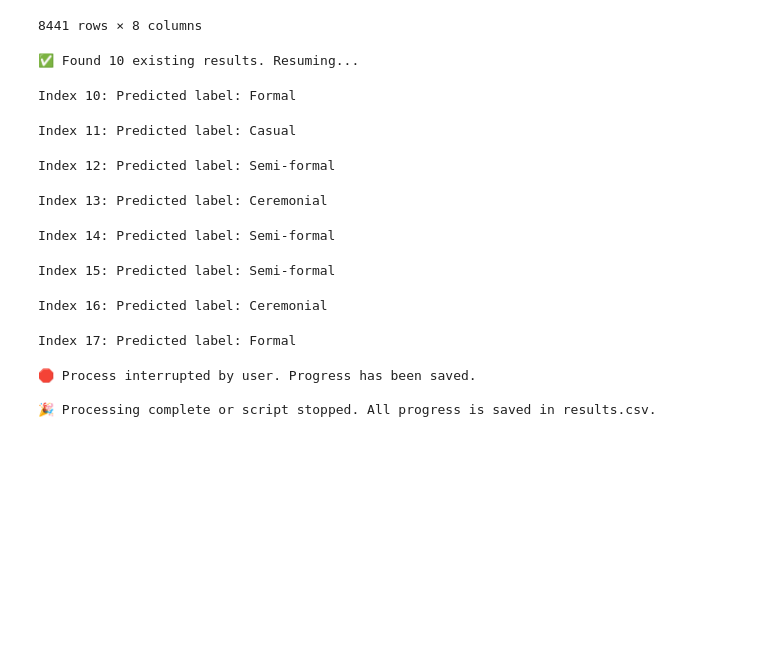
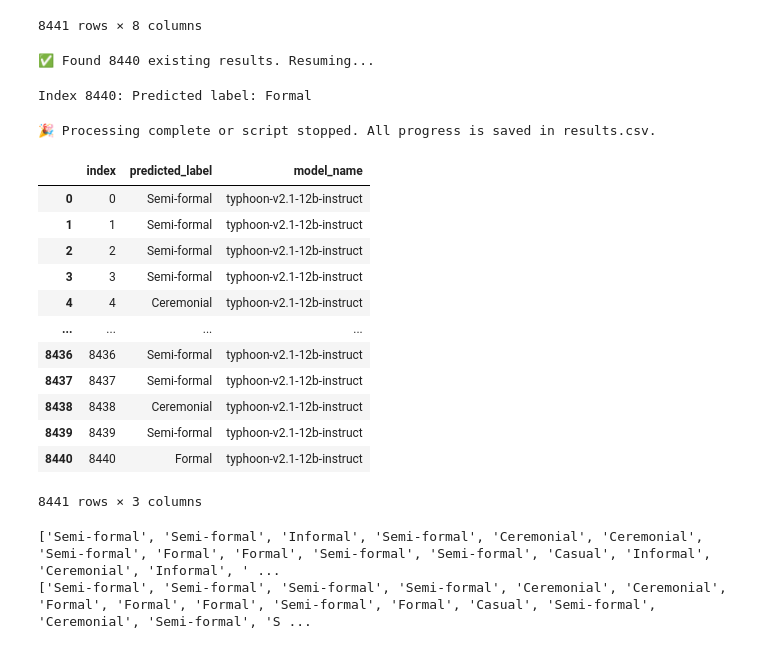
Before and after one commit to nnudee/Thai-Thang-karn_text-classification, a Jupyter notebook: baseline.ipynb, the cells around one changed output. Cells and saved outputs as stored; diff of their text form; code cells hidden in the pictures; blank space fills up the shorter version.

```diff
--- a/baseline.ipynb
+++ b/baseline.ipynb
@@ -56,10 +66,10 @@ import csv
 
 API_KEY = "sk-D3qTxqNGOsdWVWfjD0dRwDDXxaqjvNRyzy05TiBEzNWtcWyw\r\n" #userdata.get('Typhoon_API')
 # %%
-with open("./baseline_system.txt", "r", encoding="utf-8") as f:
+with open("./For_baseline/baseline_system.txt", "r", encoding="utf-8") as f:
     system_prompt = f.read().strip()
 
-with open("./baseline_user.txt", "r", encoding="utf-8") as f:
+with open("./For_baseline/baseline_user.txt", "r", encoding="utf-8") as f:
     base_user_prompt = f.read().strip()
 
 client = OpenAI(
@@ -143,15 +153,49 @@ except Exception as e:
 
 print("\n🎉 Processing complete or script stopped. All progress is saved in results.csv.")
 # %% [output]
-✅ Found 10 existing results. Resuming...
+✅ Found 8440 existing results. Resuming...
-Index 10: Predicted label: Formal
+Index 8440: Predicted label: Formal
-Index 11: Predicted label: Casual
+🎉 Processing complete or script stopped. All progress is saved in results.csv.
-Index 12: Predicted label: Semi-formal
-Index 13: Predicted label: Ceremonial
-Index 14: Predicted label: Semi-formal
-Index 15: Predicted label: Semi-formal
-Index 16: Predicted label: Ceremonial
-Index 17: Predicted label: Formal
-🛑 Process interrupted by user. Progress has been saved.
-
-🎉 Processing complete or script stopped. All progress is saved in results.csv.
+# %%
+df = pd.read_csv("./baseline_results.csv", encoding="utf-8")
+df
+# %% [output]
+|  | index | predicted_label | model_name |
+| 0 | 0 | Semi-formal | typhoon-v2.1-12b-instruct |
+| 1 | 1 | Semi-formal | typhoon-v2.1-12b-instruct |
+| 2 | 2 | Semi-formal | typhoon-v2.1-12b-instruct |
+| 3 | 3 | Semi-formal | typhoon-v2.1-12b-instruct |
+| 4 | 4 | Ceremonial | typhoon-v2.1-12b-instruct |
+| ... | ... | ... | ... |
+| 8436 | 8436 | Semi-formal | typhoon-v2.1-12b-instruct |
+| 8437 | 8437 | Semi-formal | typhoon-v2.1-12b-instruct |
+| 8438 | 8438 | Ceremonial | typhoon-v2.1-12b-instruct |
+| 8439 | 8439 | Semi-formal | typhoon-v2.1-12b-instruct |
+| 8440 | 8440 | Formal | typhoon-v2.1-12b-instruct |
+8441 rows × 3 columns
+# %%
+label_encoder = ds["test"].features["label"]
+y = ds_pd['label'].tolist()
+y = [label_encoder.int2str(i) for i in y]
+
+y_true = []
+for label in y:
+    if label == "ทางการ":
+        y_true.append("Formal")
+    elif label == "ไม่เป็นทางการ":
+        y_true.append("Informal")
+    elif label == "กึ่งทางการ":
+        y_true.append("Semi-formal")
+    elif label == "พิธีการ":
+        y_true.append("Ceremonial")
+    elif label == "กันเอง":
+        y_true.append("Casual")
+
+print(y_true)
+
+
+y_pred = df['predicted_label'].tolist()
+print(y_pred)
+# %% [output]
+['Semi-formal', 'Semi-formal', 'Informal', 'Semi-formal', 'Ceremonial', 'Ceremonial', 'Semi-formal', 'Formal', 'Formal', 'Semi-formal', 'Semi-formal', 'Casual', 'Informal', 'Ceremonial', 'Informal', ' ...
+['Semi-formal', 'Semi-formal', 'Semi-formal', 'Semi-formal', 'Ceremonial', 'Ceremonial', 'Formal', 'Formal', 'Formal', 'Semi-formal', 'Formal', 'Casual', 'Semi-formal', 'Ceremonial', 'Semi-formal', 'S ...
```
Also changed, not shown: parts of 3 cells of this notebook.
